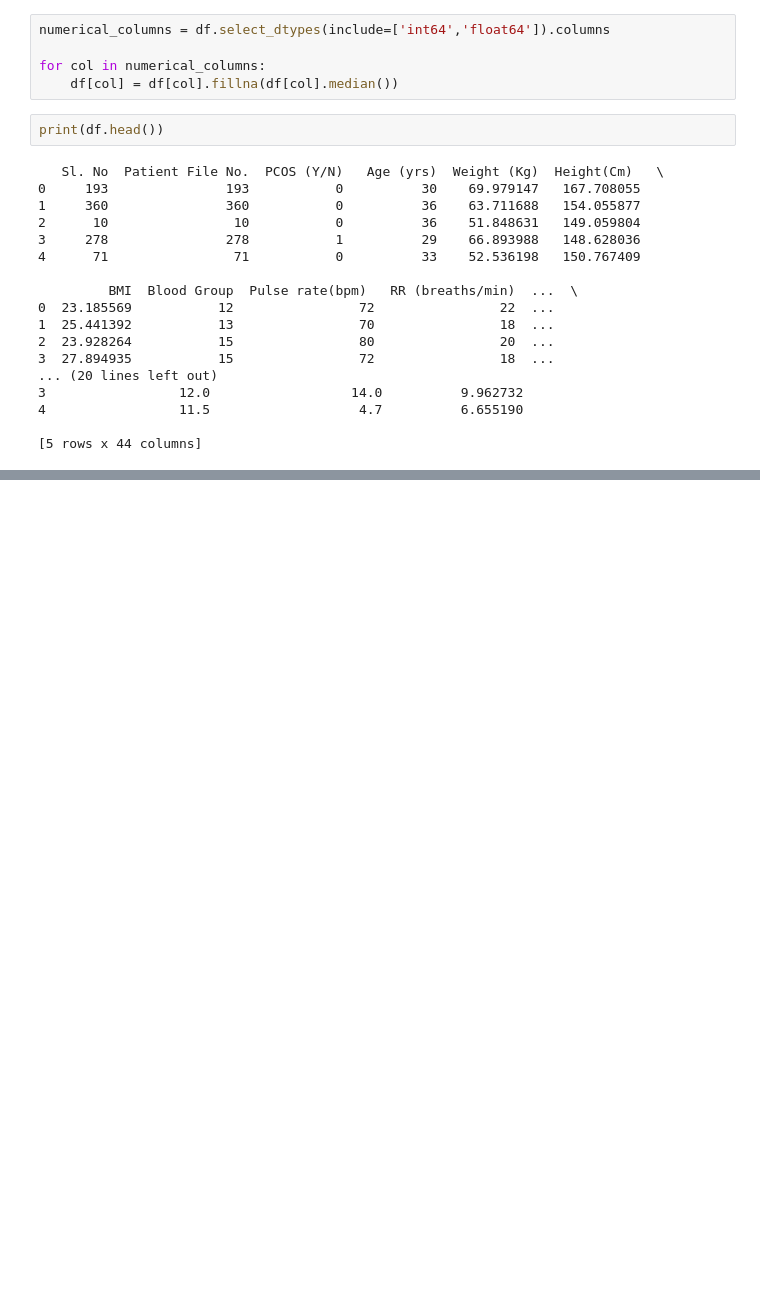
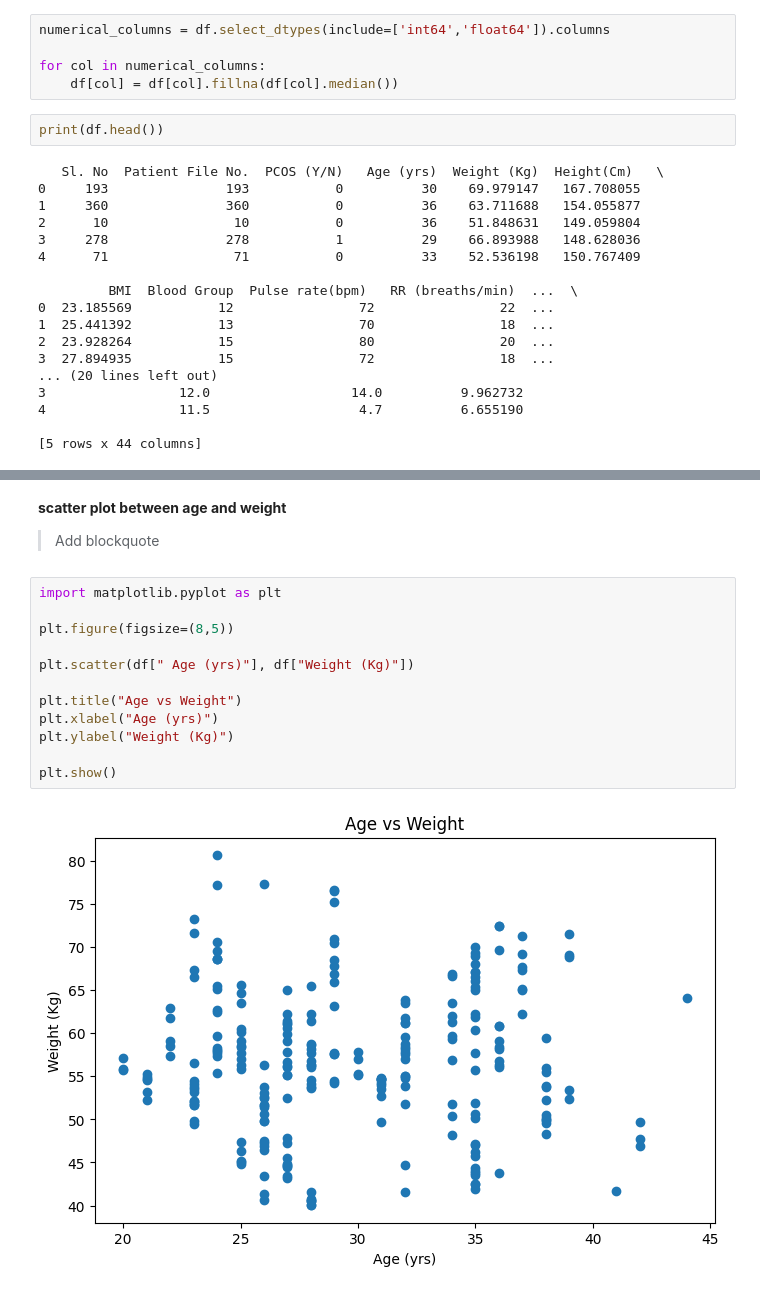
Before and after one commit to VISHWAJA-028/PCOS_Predictor, a Jupyter notebook: PCOS_Predictor.ipynb, the cells around one changed output, grey strips where cells are left out. Saved outputs shown, nothing was run; the diff lists cells and outputs as text; blank space fills up the shorter version.

```diff
--- a/PCOS_Predictor.ipynb
+++ b/PCOS_Predictor.ipynb
@@ -148,0 +312,18 @@ print(df.head())
+# %% [markdown]
+**scatter plot between age and weight**
+
+> Add blockquote
+# %%
+import matplotlib.pyplot as plt
+
+plt.figure(figsize=(8,5))
+
+plt.scatter(df[" Age (yrs)"], df["Weight (Kg)"])
+
+plt.title("Age vs Weight")
+plt.xlabel("Age (yrs)")
+plt.ylabel("Weight (Kg)")
+
+plt.show()
+# %% [output]
+[figure, added]
```
Also changed, not shown: parts of 22 cells of this notebook.
